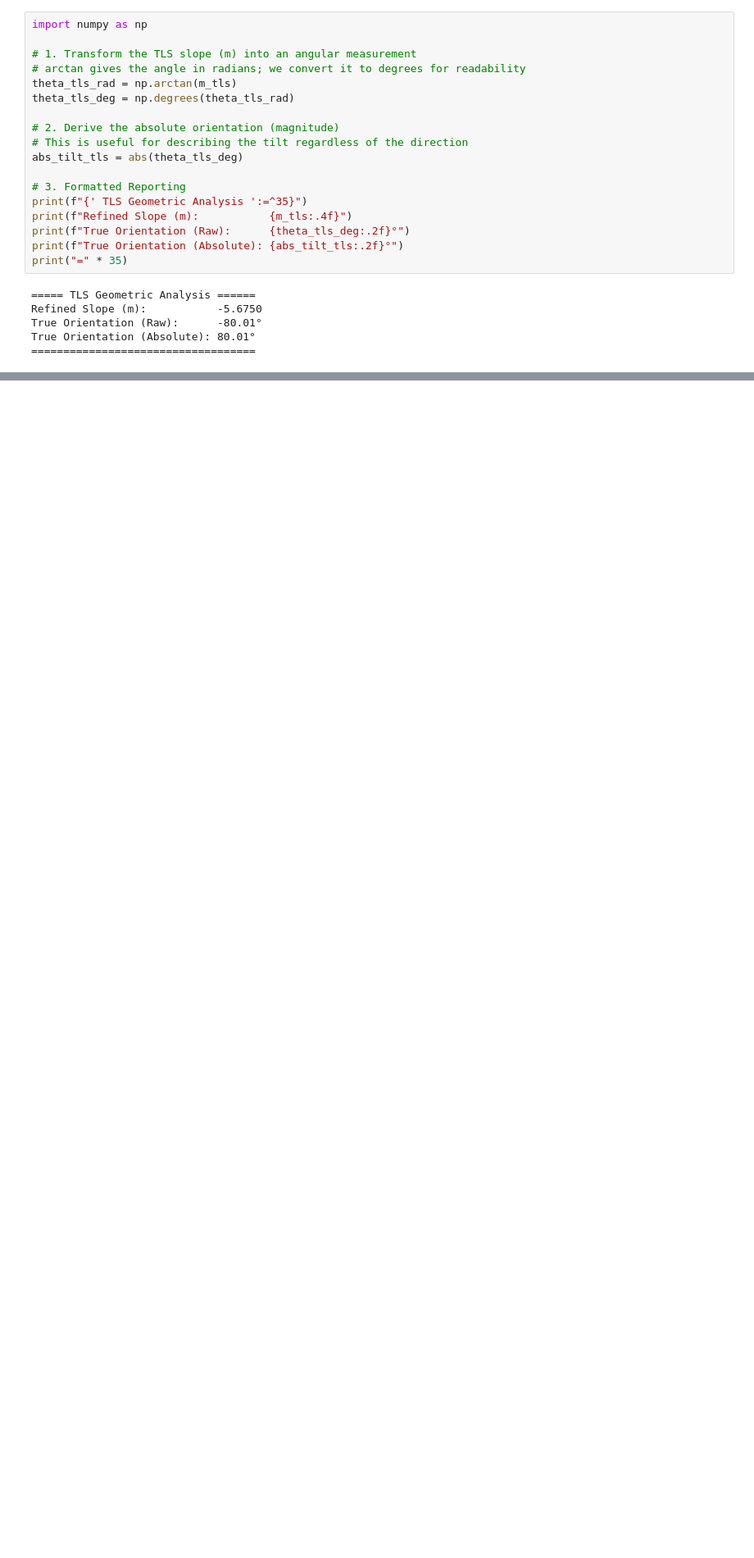
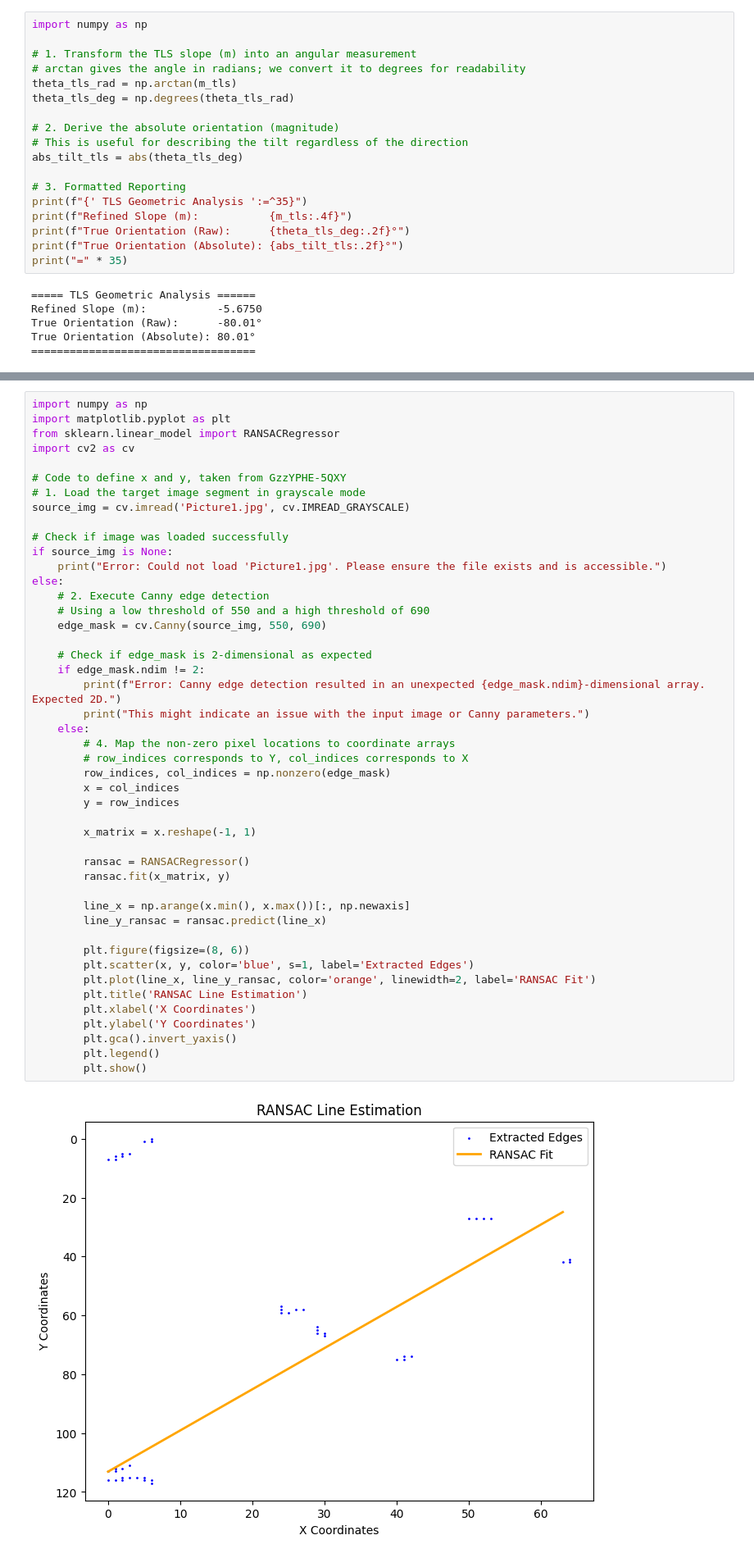
Before and after one commit to namindubasitha/Assignment-2, a Jupyter notebook: D_ENG_24_0191a02.ipynb, the cells around one changed output, grey strips where cells are left out. Shown at 82% size. Cells and saved outputs as stored; diff of their text form; blank space fills up the shorter version.

```diff
--- a/D_ENG_24_0191a02.ipynb
+++ b/D_ENG_24_0191a02.ipynb
@@ -187,0 +212,48 @@ True Orientation (Absolute): 80.01°
+# %%
+import numpy as np
+import matplotlib.pyplot as plt
+from sklearn.linear_model import RANSACRegressor
+import cv2 as cv
+
+# Code to define x and y, taken from GzzYPHE-5QXY
+# 1. Load the target image segment in grayscale mode
+source_img = cv.imread('Picture1.jpg', cv.IMREAD_GRAYSCALE)
+
+# Check if image was loaded successfully
+if source_img is None:
+    print("Error: Could not load 'Picture1.jpg'. Please ensure the file exists and is accessible.")
+else:
+    # 2. Execute Canny edge detection
+    # Using a low threshold of 550 and a high threshold of 690
+    edge_mask = cv.Canny(source_img, 550, 690)
+
+    # Check if edge_mask is 2-dimensional as expected
+    if edge_mask.ndim != 2:
+        print(f"Error: Canny edge detection resulted in an unexpected {edge_mask.ndim}-dimensional array. Expected 2D.")
+        print("This might indicate an issue with the input image or Canny parameters.")
+    else:
+        # 4. Map the non-zero pixel locations to coordinate arrays
+        # row_indices corresponds to Y, col_indices corresponds to X
+        row_indices, col_indices = np.nonzero(edge_mask)
+        x = col_indices
+        y = row_indices
+
+        x_matrix = x.reshape(-1, 1)
+
+        ransac = RANSACRegressor()
+        ransac.fit(x_matrix, y)
+
+        line_x = np.arange(x.min(), x.max())[:, np.newaxis]
+        line_y_ransac = ransac.predict(line_x)
+
+        plt.figure(figsize=(8, 6))
+        plt.scatter(x, y, color='blue', s=1, label='Extracted Edges')
+        plt.plot(line_x, line_y_ransac, color='orange', linewidth=2, label='RANSAC Fit')
+        plt.title('RANSAC Line Estimation')
+        plt.xlabel('X Coordinates')
+        plt.ylabel('Y Coordinates')
+        plt.gca().invert_yaxis()
+        plt.legend()
+        plt.show()
+# %% [output]
+[figure, added]
```
Also changed, not shown: parts of 3 cells of this notebook.
